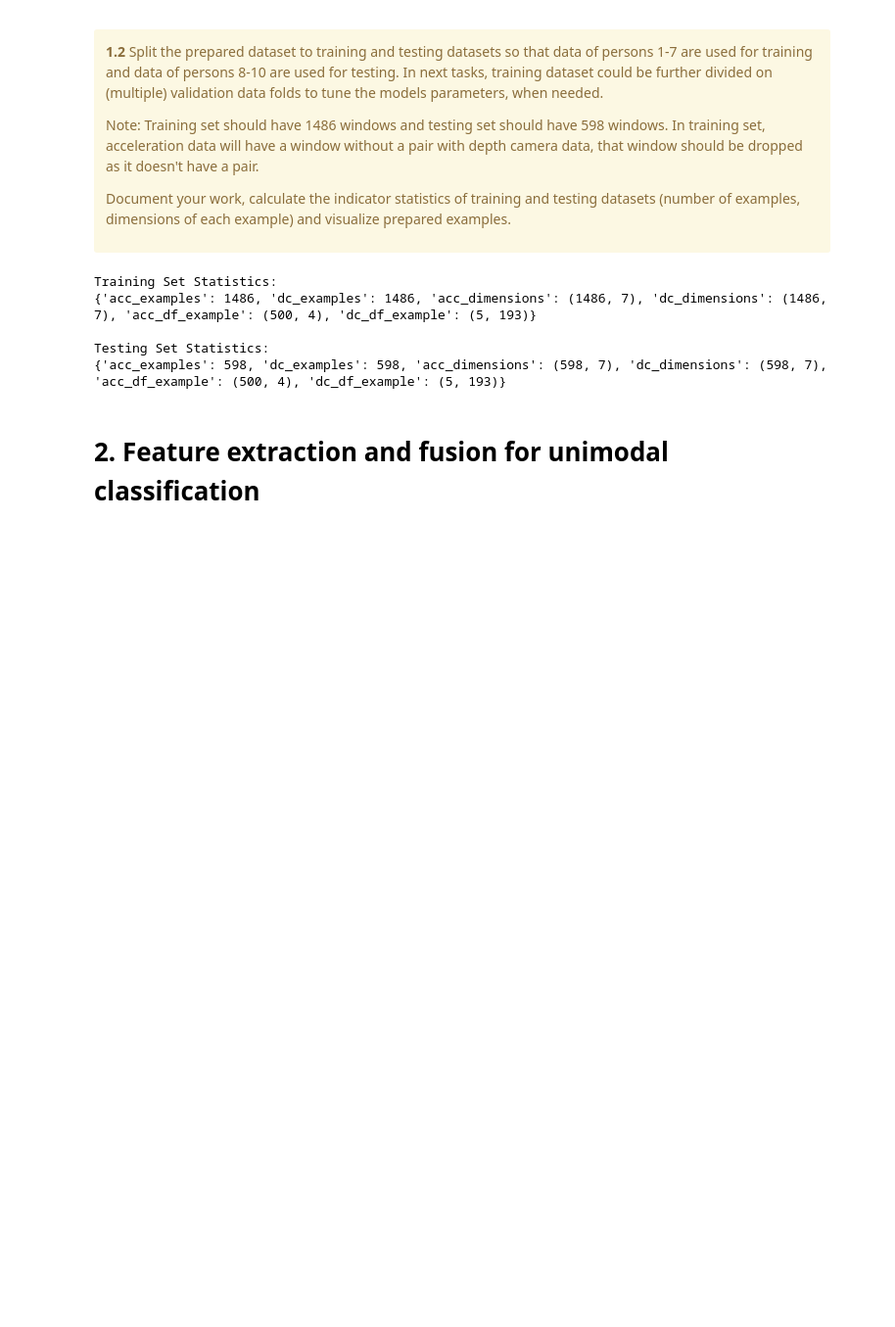
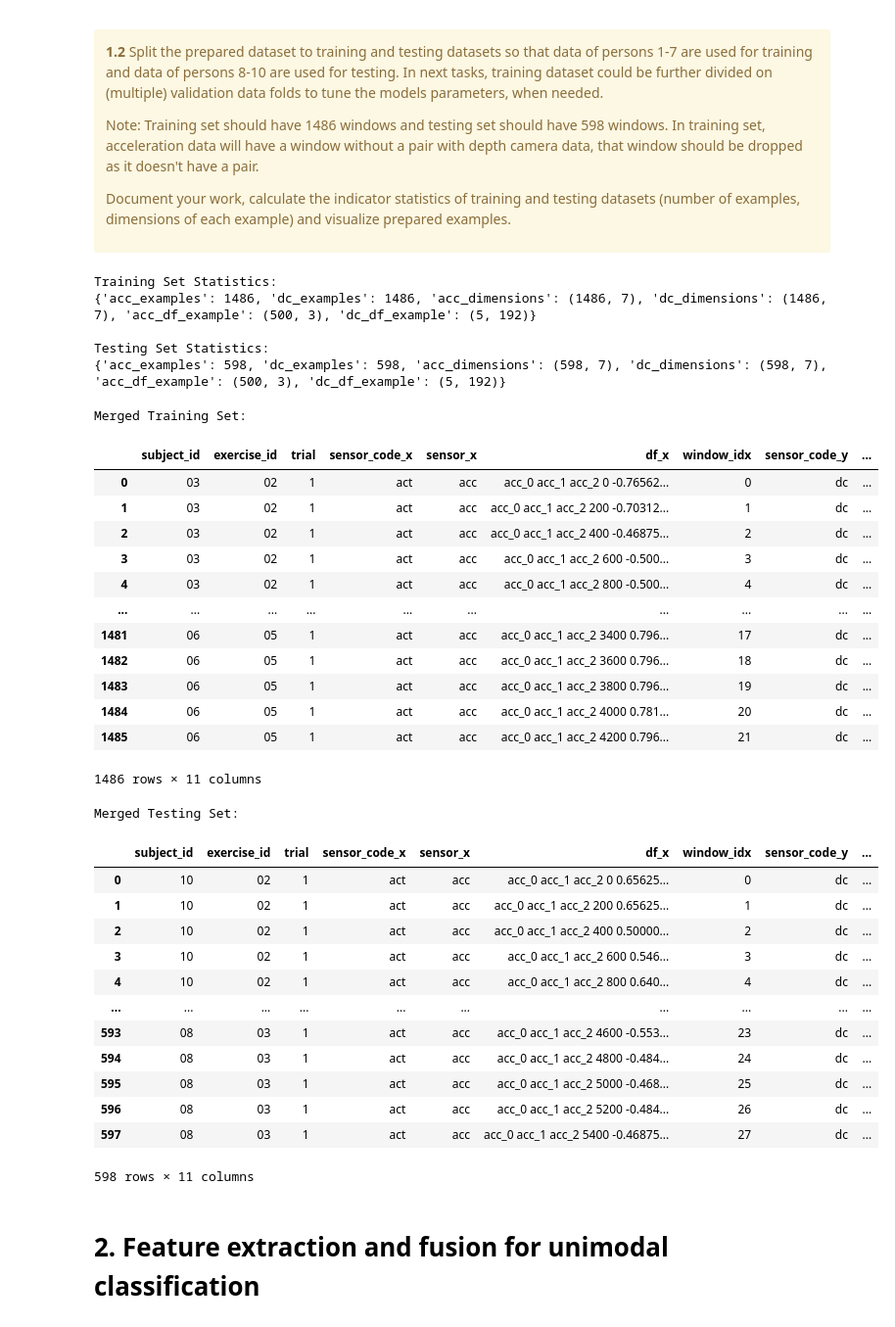
Before and after one commit to waasnipun/mmdf, a Jupyter notebook: project-work-MEx-classification.ipynb, the cells around one changed output. Shown: that part at 98% size. Drawn from its saved outputs; the diff is of its cells as text; code cells hidden in the pictures; blank space fills up the shorter version.

```diff
--- a/project-work-MEx-classification.ipynb
+++ b/project-work-MEx-classification.ipynb
@@ -332,6 +332,12 @@ compare_columns = ['subject_id', 'exercise_id', 'trial', 'window_idx']
 merged_df = pd.merge(training_acc, training_dc, how='outer', on=compare_columns, indicator=True)
 training_acc = training_acc.drop(merged_df[merged_df['_merge'] == 'left_only'].index, axis=0)
 
+# Dropping the dc data that does not have a corresponding accelaration data
+training_acc['df'] = training_acc['df'].apply(lambda x: x.drop(columns=['time']))
+testing_acc['df'] = testing_acc['df'].apply(lambda x: x.drop(columns=['time']))
+
+training_dc['df'] = training_dc['df'].apply(lambda x: x.drop(columns=['time']))
+testing_dc['df'] = testing_dc['df'].apply(lambda x: x.drop(columns=['time']))
 
 # Indicator statistics for training set
 training_stats = {
@@ -362,10 +368,48 @@ print(testing_stats)
 ### Your code ends here ###
 # %% [output]
 Training Set Statistics:
-{'acc_examples': 1486, 'dc_examples': 1486, 'acc_dimensions': (1486, 7), 'dc_dimensions': (1486, 7), 'acc_df_example': (500, 4), 'dc_df_example': (5, 193)}
+{'acc_examples': 1486, 'dc_examples': 1486, 'acc_dimensions': (1486, 7), 'dc_dimensions': (1486, 7), 'acc_df_example': (500, 3), 'dc_df_example': (5, 192)}
 
 Testing Set Statistics:
-{'acc_examples': 598, 'dc_examples': 598, 'acc_dimensions': (598, 7), 'dc_dimensions': (598, 7), 'acc_df_example': (500, 4), 'dc_df_example': (5, 193)}
+{'acc_examples': 598, 'dc_examples': 598, 'acc_dimensions': (598, 7), 'dc_dimensions': (598, 7), 'acc_df_example': (500, 3), 'dc_df_example': (5, 192)}
+# %%
+compare_columns = ['subject_id', 'exercise_id', 'trial', 'window_idx']
+merged_train = pd.merge(training_acc, training_dc, how='outer', on=compare_columns, indicator=True)
+merged_test = pd.merge(testing_acc, testing_dc, how='outer', on=compare_columns, indicator=True)
+
+print('Merged Training Set:')
+display(merged_train)
+print('Merged Testing Set:')
+display(merged_test)
+# %% [output]
+Merged Training Set:
+|  | subject_id | exercise_id | trial | sensor_code_x | sensor_x | df_x | window_idx | sensor_code_y | ... |
+| 0 | 03 | 02 | 1 | act | acc | acc_0 acc_1 acc_2 0 -0.76562... | 0 | dc | ... |
+| 1 | 03 | 02 | 1 | act | acc | acc_0 acc_1 acc_2 200 -0.70312... | 1 | dc | ... |
+| 2 | 03 | 02 | 1 | act | acc | acc_0 acc_1 acc_2 400 -0.46875... | 2 | dc | ... |
+| 3 | 03 | 02 | 1 | act | acc | acc_0 acc_1 acc_2 600 -0.500... | 3 | dc | ... |
+| 4 | 03 | 02 | 1 | act | acc | acc_0 acc_1 acc_2 800 -0.500... | 4 | dc | ... |
+| ... | ... | ... | ... | ... | ... | ... | ... | ... | ... |
+| 1481 | 06 | 05 | 1 | act | acc | acc_0 acc_1 acc_2 3400 0.796... | 17 | dc | ... |
+| 1482 | 06 | 05 | 1 | act | acc | acc_0 acc_1 acc_2 3600 0.796... | 18 | dc | ... |
+| 1483 | 06 | 05 | 1 | act | acc | acc_0 acc_1 acc_2 3800 0.796... | 19 | dc | ... |
+| 1484 | 06 | 05 | 1 | act | acc | acc_0 acc_1 acc_2 4000 0.781... | 20 | dc | ... |
+| 1485 | 06 | 05 | 1 | act | acc | acc_0 acc_1 acc_2 4200 0.796... | 21 | dc | ... |
+1486 rows × 11 columns
+Merged Testing Set:
+|  | subject_id | exercise_id | trial | sensor_code_x | sensor_x | df_x | window_idx | sensor_code_y | ... |
+| 0 | 10 | 02 | 1 | act | acc | acc_0 acc_1 acc_2 0 0.65625... | 0 | dc | ... |
+| 1 | 10 | 02 | 1 | act | acc | acc_0 acc_1 acc_2 200 0.65625... | 1 | dc | ... |
+| 2 | 10 | 02 | 1 | act | acc | acc_0 acc_1 acc_2 400 0.50000... | 2 | dc | ... |
+| 3 | 10 | 02 | 1 | act | acc | acc_0 acc_1 acc_2 600 0.546... | 3 | dc | ... |
+| 4 | 10 | 02 | 1 | act | acc | acc_0 acc_1 acc_2 800 0.640... | 4 | dc | ... |
+| ... | ... | ... | ... | ... | ... | ... | ... | ... | ... |
+| 593 | 08 | 03 | 1 | act | acc | acc_0 acc_1 acc_2 4600 -0.553... | 23 | dc | ... |
+| 594 | 08 | 03 | 1 | act | acc | acc_0 acc_1 acc_2 4800 -0.484... | 24 | dc | ... |
+| 595 | 08 | 03 | 1 | act | acc | acc_0 acc_1 acc_2 5000 -0.468... | 25 | dc | ... |
+| 596 | 08 | 03 | 1 | act | acc | acc_0 acc_1 acc_2 5200 -0.484... | 26 | dc | ... |
+| 597 | 08 | 03 | 1 | act | acc | acc_0 acc_1 acc_2 5400 -0.46875... | 27 | dc | ... |
+598 rows × 11 columns
 # %% [markdown]
 # 2. Feature extraction and fusion for unimodal classification
 # %% [markdown]
```
Also changed, not shown: parts of 32 cells of this notebook.
